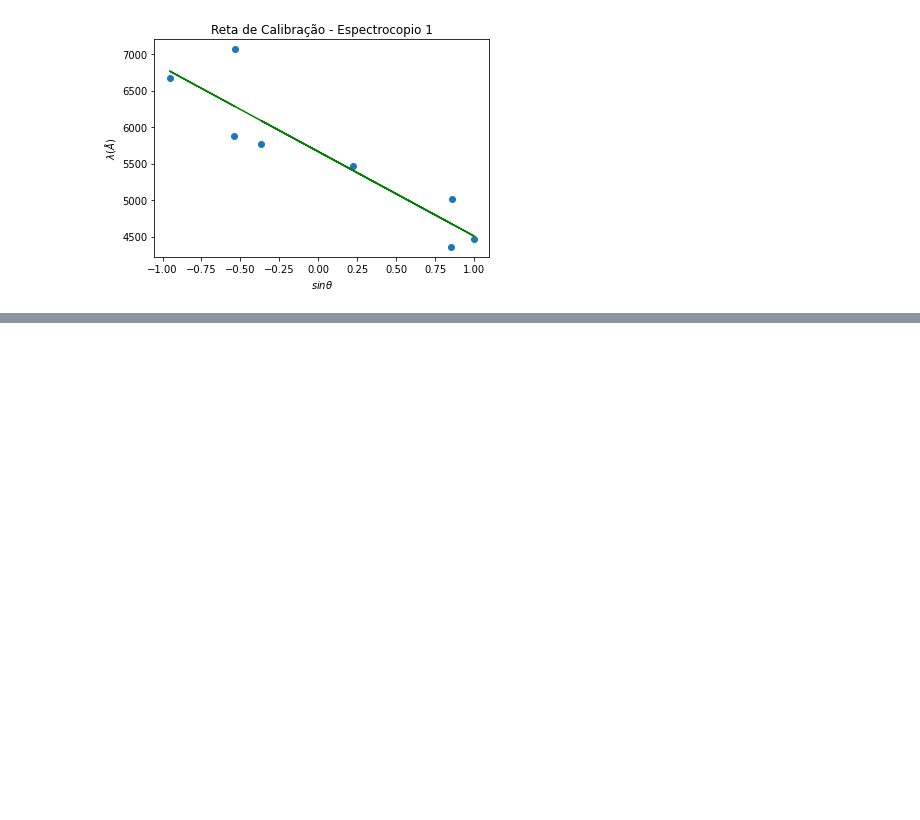
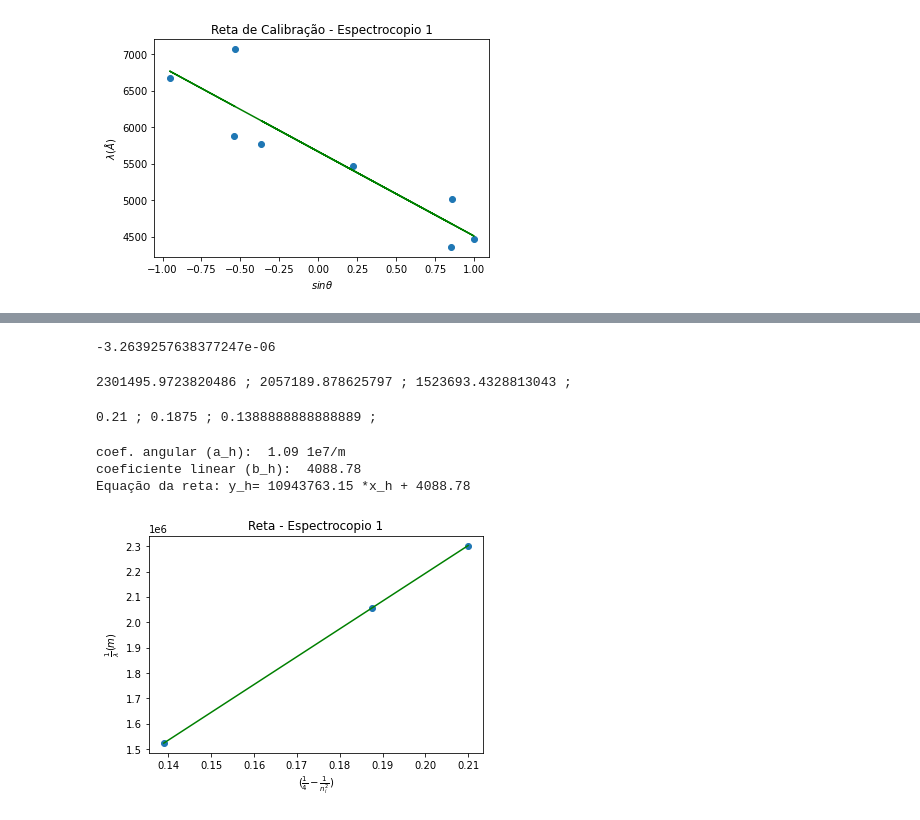
Before and after one commit to elizamelo/LabFis04, a Jupyter notebook: LabFis4Espectroscopia_0.ipynb, the cells around one changed output, grey strips where cells are left out. Drawn from its saved outputs; the diff is of its cells as text; code cells hidden in the pictures; blank space fills up the shorter version.

```diff
--- a/LabFis4Espectroscopia_0.ipynb
+++ b/LabFis4Espectroscopia_0.ipynb
@@ -77,0 +126,51 @@ plt.show()
+# %%
+l_3=(d * (np.sin(theta_3)))
+l_3
+# %% [output]
+-3.2639257638377247e-06
+# %%
+y1=1/434.5e-9
+y2=1/486.1e-9
+y3=1/656.3e-9
+print(y1,";",y2,";",y3,";")
+# %% [output]
+2301495.9723820486 ; 2057189.878625797 ; 1523693.4328813043 ;
+# %%
+x1=(1/4)-(1/25)
+x2=(1/4)-(1/16)
+x3=(1/4)-(1/9)
+print(x1,";",x2,";",x3,";")
+# %% [output]
+0.21 ; 0.1875 ; 0.1388888888888889 ;
+# %%
+x_h=np.array([x1,x2,x3]) # sen(theta)
+y_h=np.array([y1,y2,y3] )# Comprimento de onda (Angtrom)
+# %%
+xhbar = np.mean(x_h) # cálculo da média de x_h
+yhbar = np.mean(y_h)  # cálculo da média de y_h
+
+
+a_h = np.sum(x_h*(y_h-yhbar))/np.sum(x_h*(x_h-xhbar)) #coef. angular estimado
+b_h = yhbar - a_h*xhbar #coeficiente linear estimado
+
+
+yhest = a_h*x_h + b_h # função estimada
+
+Rh_squared = np.sum((yhest-yhbar)**2)/np.sum((y_h-yhbar)**2) #coef. de determinação
+print("coef. angular (a_h): ", np.round(a_h*1e-7,2),"1e7/m")
+print("coeficiente linear (b_h): ", np.round(b_h,2))
+print("Equação da reta: y_h=",np.round(a_h,2),"*x_h +", np.round(b_h,2))
+# %% [output]
+coef. angular (a_h):  1.09 1e7/m
+coeficiente linear (b_h):  4088.78
+Equação da reta: y_h= 10943763.15 *x_h + 4088.78
+# %%
+plt.figure()
+plt.plot(x_h, yhest, 'g', label = "fitted curve")
+plt.scatter(x_h, y_h, label = "data")
+plt.xlabel(r'$(\frac{1}{4}-\frac{1}{n_{i}^{2}})$')
+plt.ylabel(r'$\frac{1}{\lambda}(m)$' )
+plt.title('Reta - Espectrocopio 1')
+plt.show()
+# %% [output]
+[figure, added]
```
Also changed, not shown: parts of 10 cells of this notebook.
